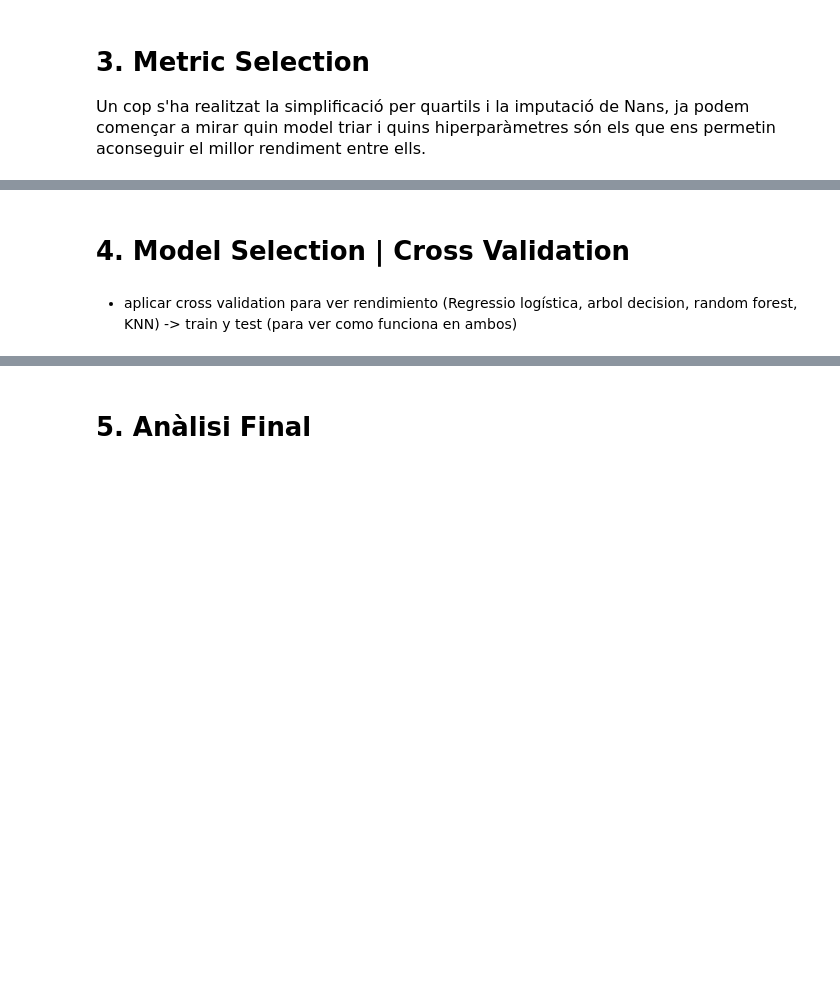
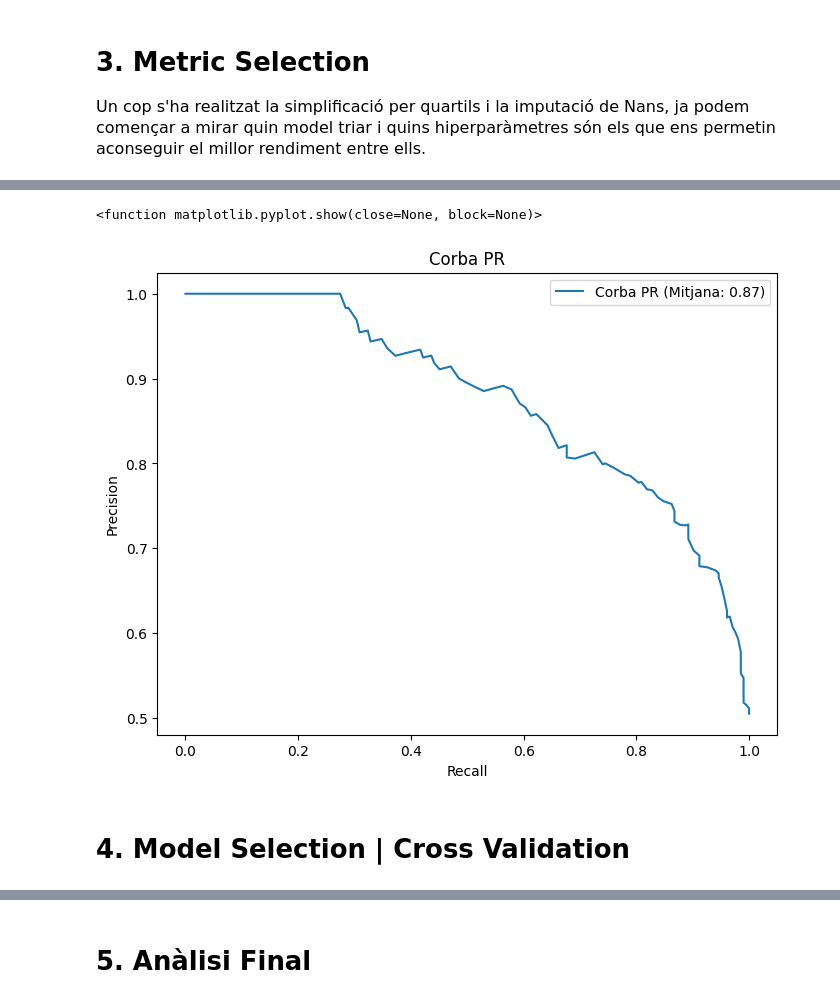
Before and after one commit to laranyeta/APC-Kaggle, a Jupyter notebook: APC_Kaggle_SpotifySongAttributes.ipynb, the cells around one changed output, grey strips where cells are left out. Cells and saved outputs as stored; diff of their text form; code cells hidden in the pictures; blank space fills up the shorter version.

Commit message:
S'han afegit selecció mètriques i Cross Validation

```diff
--- a/APC_Kaggle_SpotifySongAttributes.ipynb
+++ b/APC_Kaggle_SpotifySongAttributes.ipynb
@@ -248,3 +255,0 @@ def normalitzar(X_train, X_test):
-# %%
-X_train,X_test= normalitzar(X_train, X_test)
-X_train
@@ -287,3 +289,0 @@ def agrupar(X_train, X_test):
-# %%
-X_train,X_test=agrupar(X_train, X_test)
-X_train
@@ -409,4 +379,18 @@ plt.show()
+# %%
+'''Precision-Recall'''
+from sklearn.metrics import average_precision_score
+prec, rec, thresholds = precision_recall_curve(y_test, y_prob)
+mitja_pr = average_precision_score(y_test, y_prob)
+
+plt.figure(figsize=(8,6))
+plt.plot(rec, prec, label=f'Corba PR (Mitjana: {mitja_pr:.2f})')
+plt.xlabel('Recall')
+plt.ylabel('Precision')
+plt.title('Corba PR')
+plt.legend()
+plt.show
+# %% [output]
+<function matplotlib.pyplot.show(close=None, block=None)>
+[figure, added]
 # %% [markdown]
 # 4. Model Selection | Cross Validation
-# %% [markdown]
-- aplicar cross validation para ver rendimiento (Regressio logística, arbol decision, random forest, KNN) -> train y test (para ver como funciona en ambos)
```
Also changed, not shown: parts of 20 cells of this notebook.
